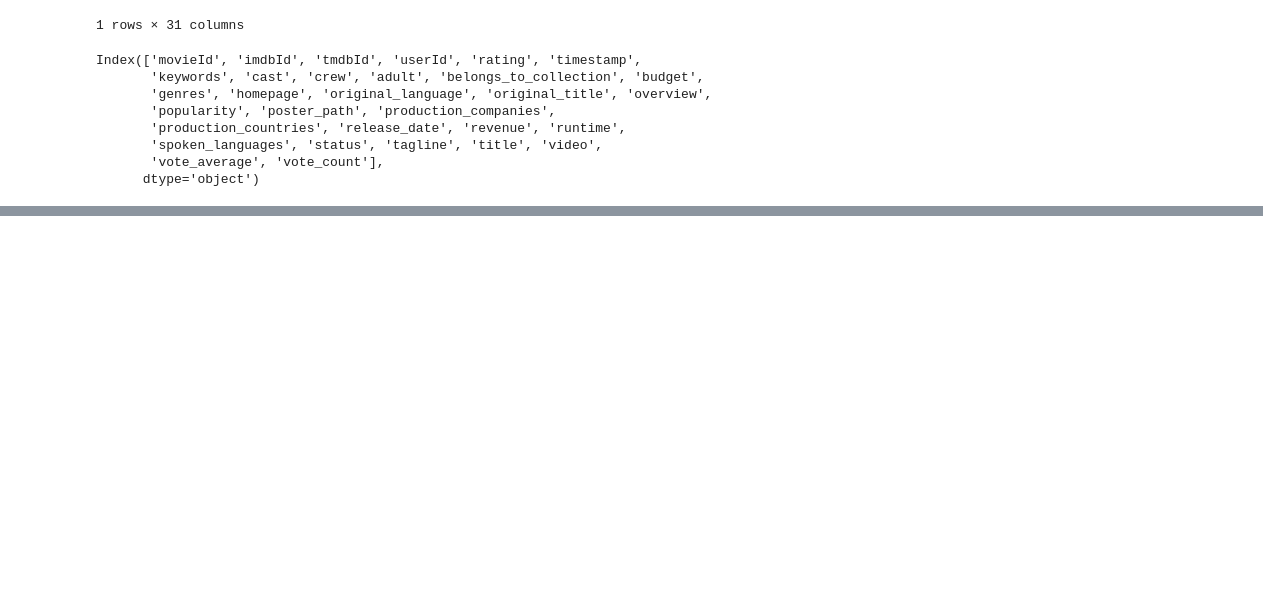
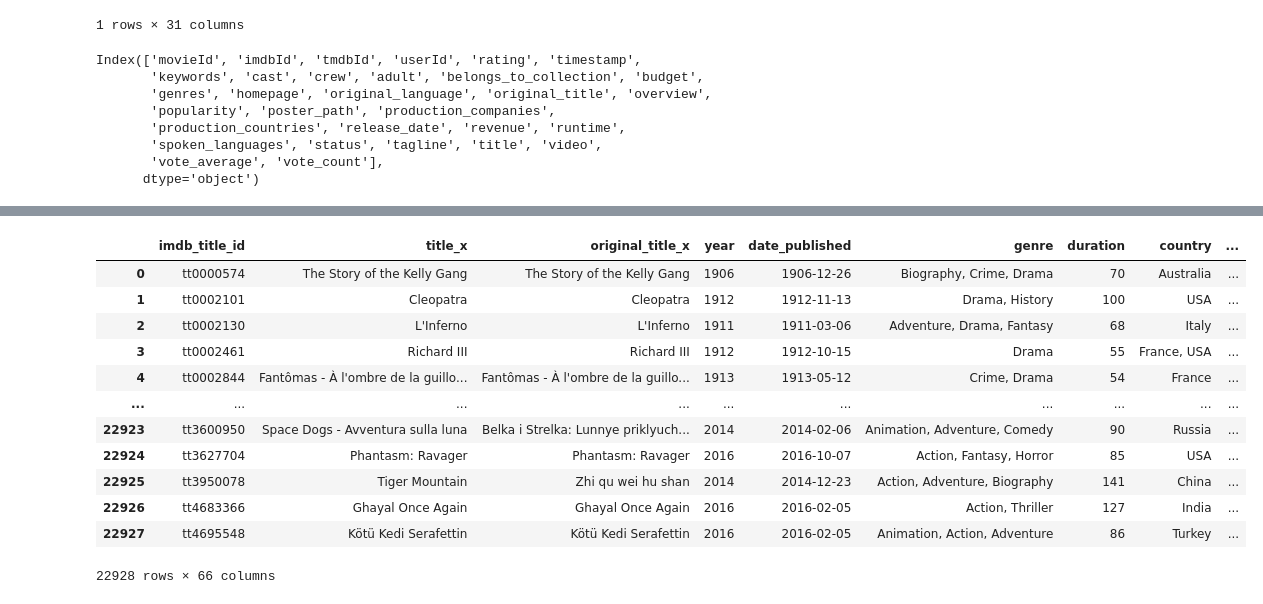
Before and after one commit to epfl-ada/ada-2023-project-crunchychicken, a Jupyter notebook: Dataframes_index.ipynb, the cells around one changed output, grey strips where cells are left out. Saved outputs shown, nothing was run; the diff lists cells and outputs as text; code cells hidden in the pictures; blank space fills up the shorter version.

Commit message:
Trying to obtain revenue-valid movies

```diff
--- a/Dataframes_index.ipynb
+++ b/Dataframes_index.ipynb
@@ -820,0 +841,18 @@ Index(['movieId', 'imdbId', 'tmdbId', 'userId', 'rating', 'timestamp',
+# %%
+enhanced_imdb_movies = pd.read_csv('data/IMDb/enhanced_imdb.csv',sep = ',',on_bad_lines='skip')
+matched_enhanced_imdb_movies = pd.merge(enhanced_imdb_movies, cmu_imdb_movieLens_movies, left_on='imdb_title_id',right_on='tconst',how='inner')#.drop(columns='imdb')
+display(matched_enhanced_imdb_movies)
+# %% [output]
+|  | imdb_title_id | title_x | original_title_x | year | date_published | genre | duration | country | ... |
+| 0 | tt0000574 | The Story of the Kelly Gang | The Story of the Kelly Gang | 1906 | 1906-12-26 | Biography, Crime, Drama | 70 | Australia | ... |
+| 1 | tt0002101 | Cleopatra | Cleopatra | 1912 | 1912-11-13 | Drama, History | 100 | USA | ... |
+| 2 | tt0002130 | L'Inferno | L'Inferno | 1911 | 1911-03-06 | Adventure, Drama, Fantasy | 68 | Italy | ... |
+| 3 | tt0002461 | Richard III | Richard III | 1912 | 1912-10-15 | Drama | 55 | France, USA | ... |
+| 4 | tt0002844 | Fantômas - À l'ombre de la guillo... | Fantômas - À l'ombre de la guillo... | 1913 | 1913-05-12 | Crime, Drama | 54 | France | ... |
+| ... | ... | ... | ... | ... | ... | ... | ... | ... | ... |
+| 22923 | tt3600950 | Space Dogs - Avventura sulla luna | Belka i Strelka: Lunnye priklyuch... | 2014 | 2014-02-06 | Animation, Adventure, Comedy | 90 | Russia | ... |
+| 22924 | tt3627704 | Phantasm: Ravager | Phantasm: Ravager | 2016 | 2016-10-07 | Action, Fantasy, Horror | 85 | USA | ... |
+| 22925 | tt3950078 | Tiger Mountain | Zhi qu wei hu shan | 2014 | 2014-12-23 | Action, Adventure, Biography | 141 | China | ... |
+| 22926 | tt4683366 | Ghayal Once Again | Ghayal Once Again | 2016 | 2016-02-05 | Action, Thriller | 127 | India | ... |
+| 22927 | tt4695548 | Kötü Kedi Serafettin | Kötü Kedi Serafettin | 2016 | 2016-02-05 | Animation, Action, Adventure | 86 | Turkey | ... |
+22928 rows × 66 columns
```
Also changed, not shown: parts of 14 cells of this notebook.
